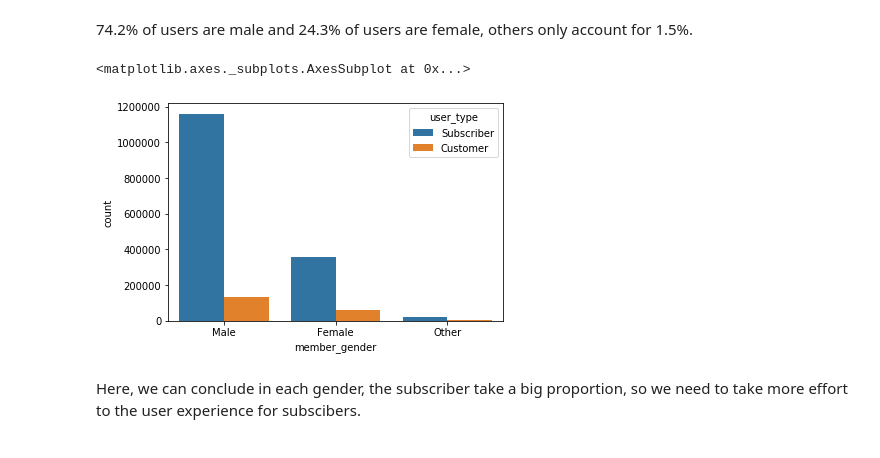
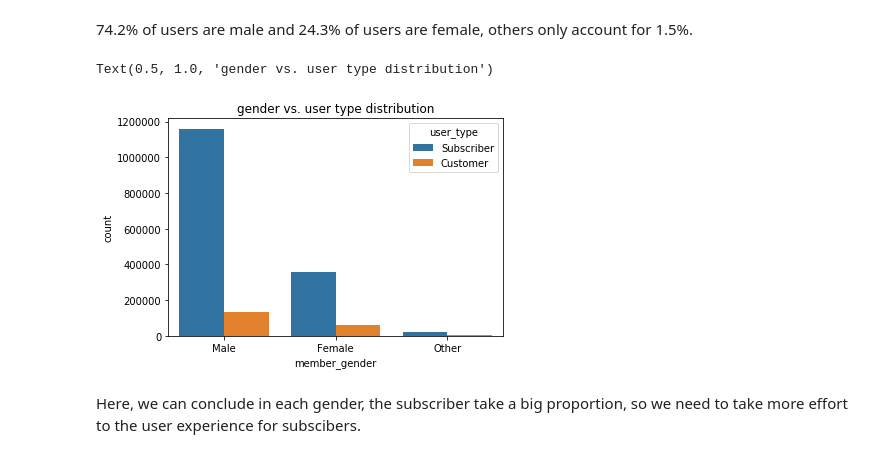
Before and after one commit to amanda1210/Bike_Sharing_Analysis, a Jupyter notebook: Bikesharing Visualization.ipynb, the cells around one changed output. Drawn from its saved outputs; the diff is of its cells as text; code cells hidden in the pictures.

Commit message:
Improve visualization and README.md

```diff
--- a/Bikesharing Visualization.ipynb
+++ b/Bikesharing Visualization.ipynb
@@ -257,9 +262,10 @@ for loc, label in zip(locs, labels):
 74.2% of users are male and 24.3% of users are female, others only account for 1.5%.
 # %%
 sns.countplot(data=bike, x='member_gender', hue='user_type')
+plt.title("gender vs. user type distribution")
 # %% [output]
-<matplotlib.axes._subplots.AxesSubplot at 0x...>
+Text(0.5, 1.0, 'gender vs. user type distribution')
-[figure, old version]
+[figure, new version]
 # %% [markdown]
 Here, we can conclude in each gender, the subscriber take a big proportion, so we need to take more effort to the user experience for subscibers.
 # %%
```
Also changed, not shown: parts of 14 cells of this notebook, 3 other files.
